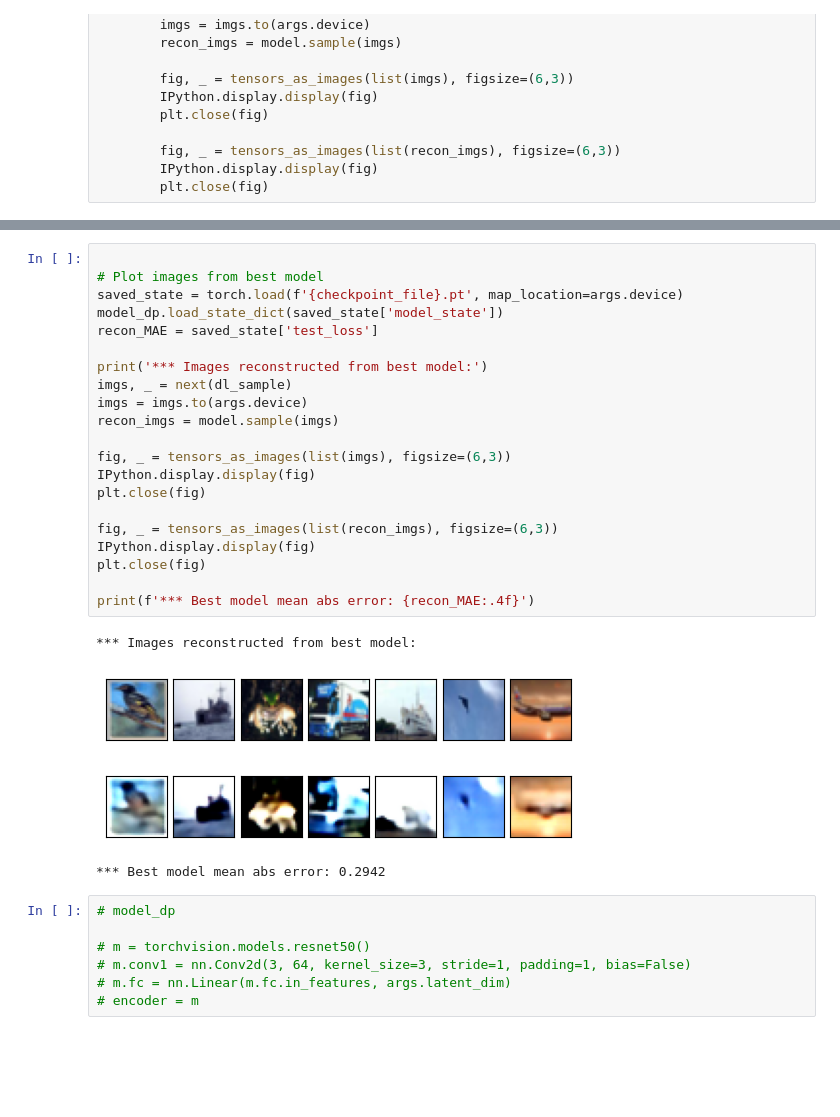
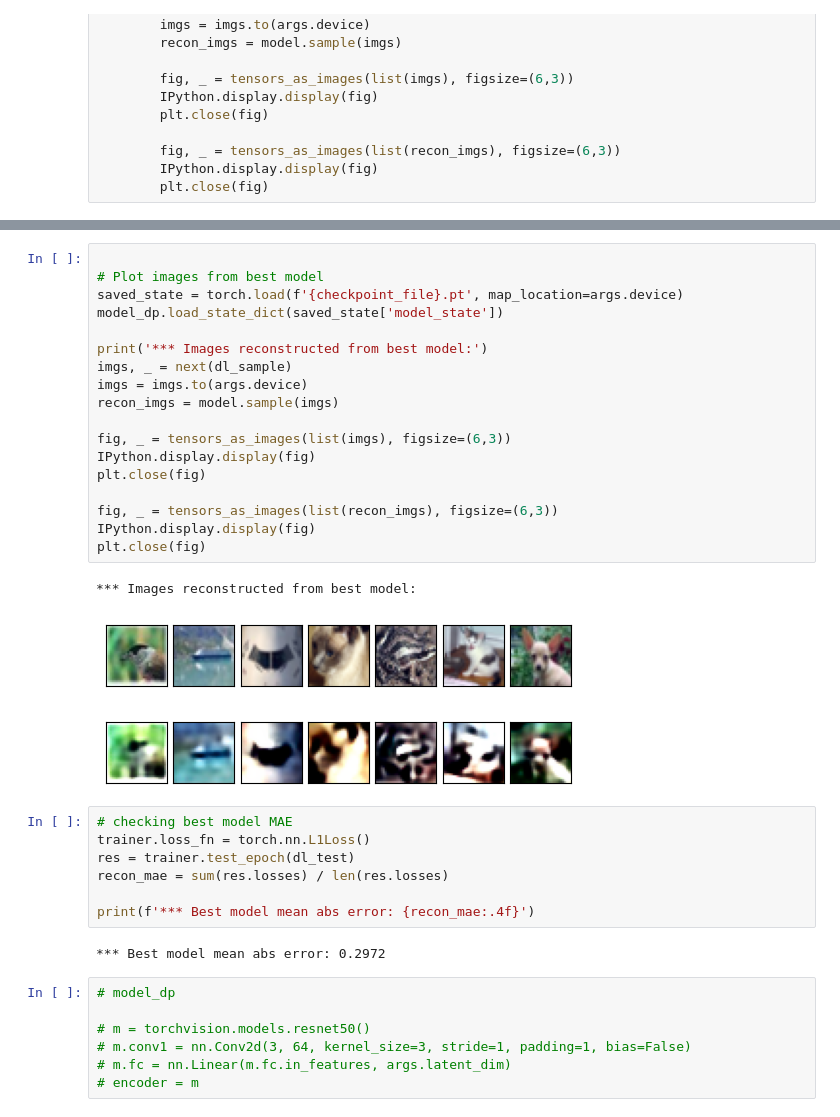
Before and after one commit to matanophir/DL_project, a Jupyter notebook: cifar_1_2_1.ipynb, the cells around one changed output, grey strips where cells are left out. Saved outputs shown, nothing was run; the diff lists cells and outputs as text; blank space fills up the shorter version.

```diff
--- a/cifar_1_2_1.ipynb
+++ b/cifar_1_2_1.ipynb
@@ -182,29 +181,34 @@ else:
 # %%
 
 # Plot images from best model
 saved_state = torch.load(f'{checkpoint_file}.pt', map_location=args.device)
 model_dp.load_state_dict(saved_state['model_state'])
-recon_MAE = saved_state['test_loss']
 
 print('*** Images reconstructed from best model:')
 imgs, _ = next(dl_sample)
 imgs = imgs.to(args.device)
 recon_imgs = model.sample(imgs)
 
 fig, _ = tensors_as_images(list(imgs), figsize=(6,3))
 IPython.display.display(fig)
 plt.close(fig)
 
 fig, _ = tensors_as_images(list(recon_imgs), figsize=(6,3))
 IPython.display.display(fig)
 plt.close(fig)
-
-print(f'*** Best model mean abs error: {recon_MAE:.4f}')
 # %% [output]
 *** Images reconstructed from best model:
-[figure, old version]
+[figure, new version]
-[figure, old version]
+[figure, new version]
-*** Best model mean abs error: 0.2942
+# %%
+# checking best model MAE
+trainer.loss_fn = torch.nn.L1Loss()
+res = trainer.test_epoch(dl_test)
+recon_mae = sum(res.losses) / len(res.losses)
+
+print(f'*** Best model mean abs error: {recon_mae:.4f}')
+# %% [output]
+*** Best model mean abs error: 0.2972
 # %%
 # model_dp
 
```
Also changed, not shown: parts of 9 cells of this notebook, 27 other files.
